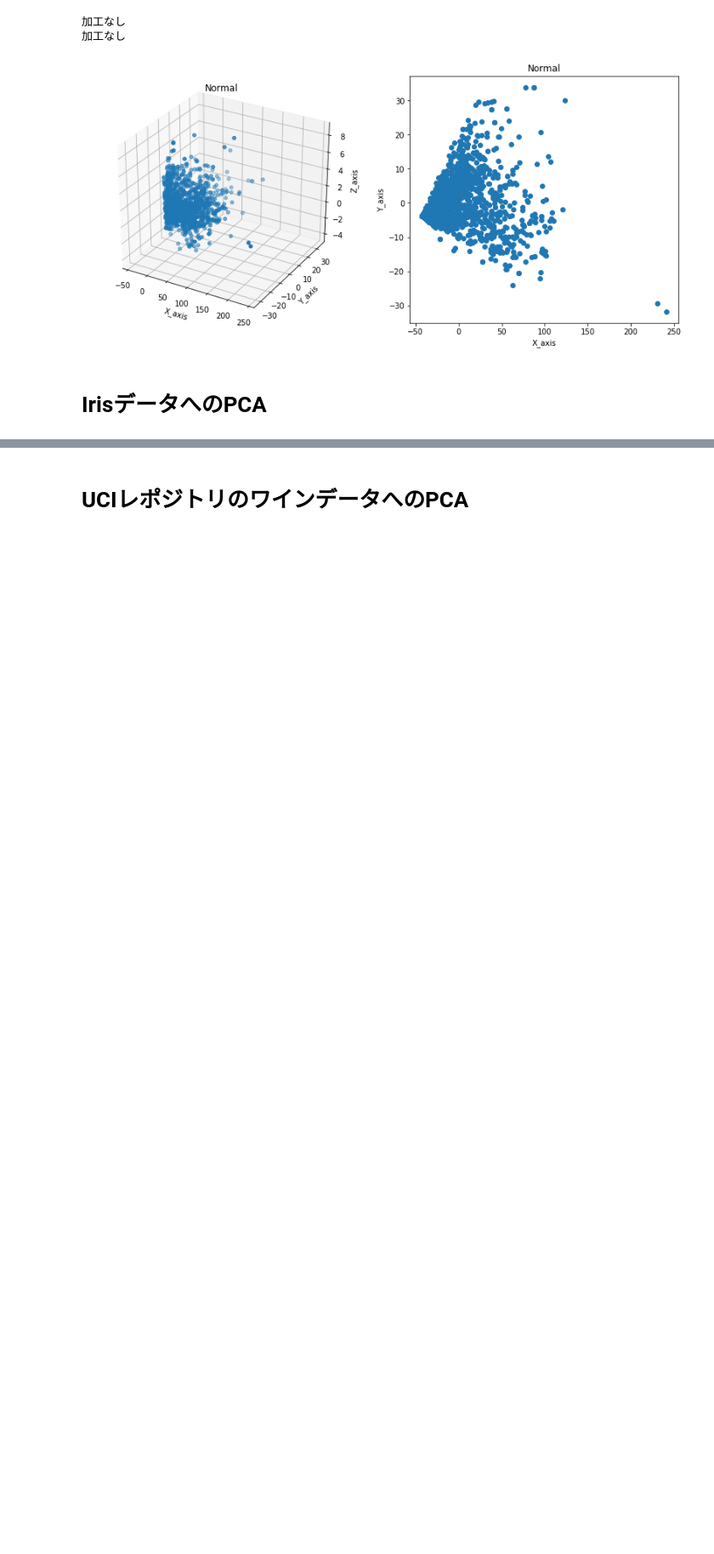
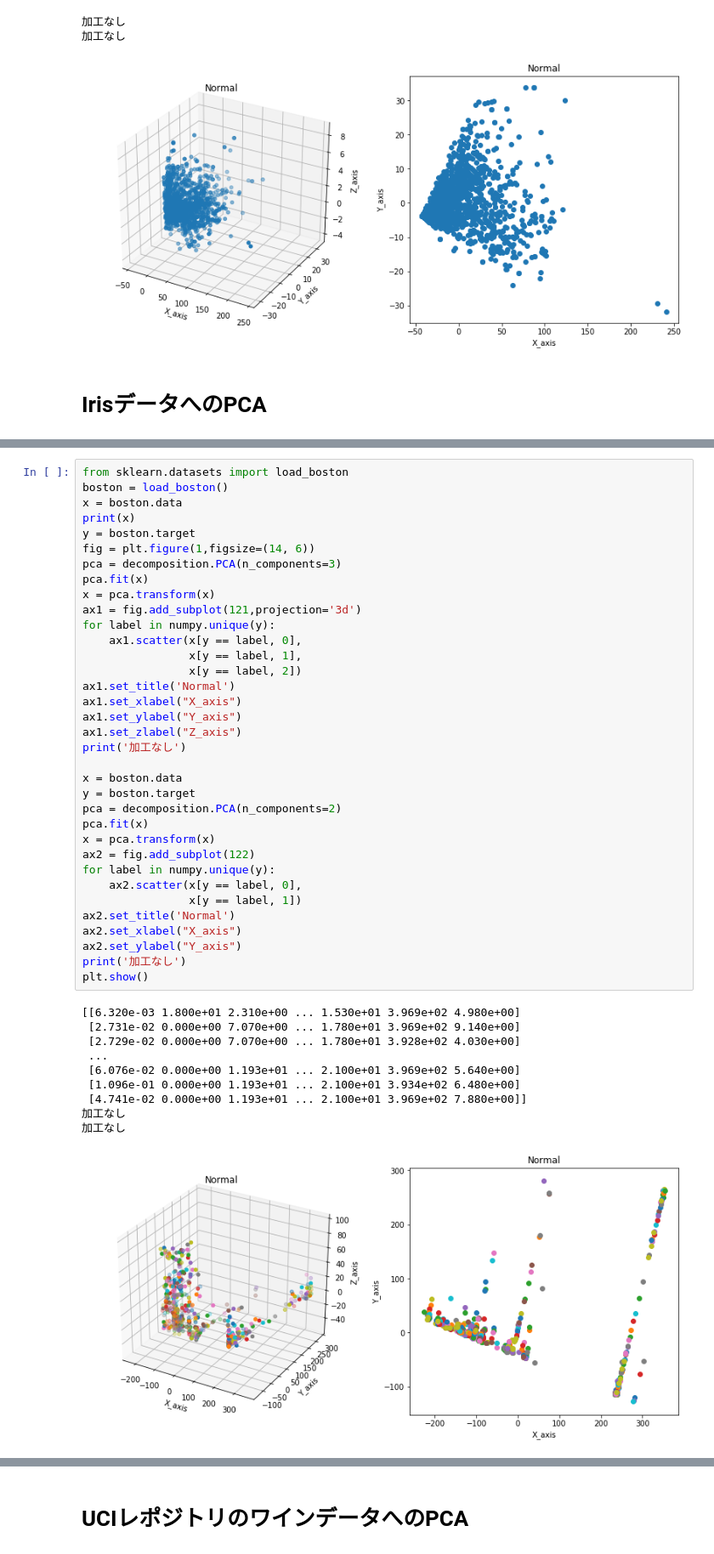
Before and after one commit to furukawa-laboratory/workout_report_2019, a Jupyter notebook: trainee/takano/WorkOut_Report/Preprocessing/Preprocessing.ipynb, the cells around one changed output, grey strips where cells are left out. Shown at 85% size. Drawn from its saved outputs; the diff is of its cells as text; blank space fills up the shorter version.

```diff
--- a/trainee/takano/WorkOut_Report/Preprocessing/Preprocessing.ipynb
+++ b/trainee/takano/WorkOut_Report/Preprocessing/Preprocessing.ipynb
@@ -313,3 +336,49 @@ Automatically created module for IPython interactive environment
 各次元の寄与率: [0.925 0.053 0.017]
 累積寄与率: 0.9947878161267247
 [figure]
+# %%
+from sklearn.datasets import load_boston
+boston = load_boston()
+x = boston.data
+print(x)
+y = boston.target
+fig = plt.figure(1,figsize=(14, 6))
+pca = decomposition.PCA(n_components=3)
+pca.fit(x)
+x = pca.transform(x)
+ax1 = fig.add_subplot(121,projection='3d')
+for label in numpy.unique(y):
+    ax1.scatter(x[y == label, 0],
+                x[y == label, 1],
+                x[y == label, 2])
+ax1.set_title('Normal')
+ax1.set_xlabel("X_axis")
+ax1.set_ylabel("Y_axis")
+ax1.set_zlabel("Z_axis")
+print('加工なし')
+
+x = boston.data
+y = boston.target
+pca = decomposition.PCA(n_components=2)
+pca.fit(x)
+x = pca.transform(x)
+ax2 = fig.add_subplot(122)
+for label in numpy.unique(y):
+    ax2.scatter(x[y == label, 0],
+                x[y == label, 1])
+ax2.set_title('Normal')
+ax2.set_xlabel("X_axis")
+ax2.set_ylabel("Y_axis")
+print('加工なし')
+plt.show()
+# %% [output]
+[[6.320e-03 1.800e+01 2.310e+00 ... 1.530e+01 3.969e+02 4.980e+00]
+ [2.731e-02 0.000e+00 7.070e+00 ... 1.780e+01 3.969e+02 9.140e+00]
+ [2.729e-02 0.000e+00 7.070e+00 ... 1.780e+01 3.928e+02 4.030e+00]
+ ...
+ [6.076e-02 0.000e+00 1.193e+01 ... 2.100e+01 3.969e+02 5.640e+00]
+ [1.096e-01 0.000e+00 1.193e+01 ... 2.100e+01 3.934e+02 6.480e+00]
+ [4.741e-02 0.000e+00 1.193e+01 ... 2.100e+01 3.969e+02 7.880e+00]]
+加工なし
+加工なし
+[figure, added]
```
Also changed, not shown: parts of 16 cells of this notebook.
